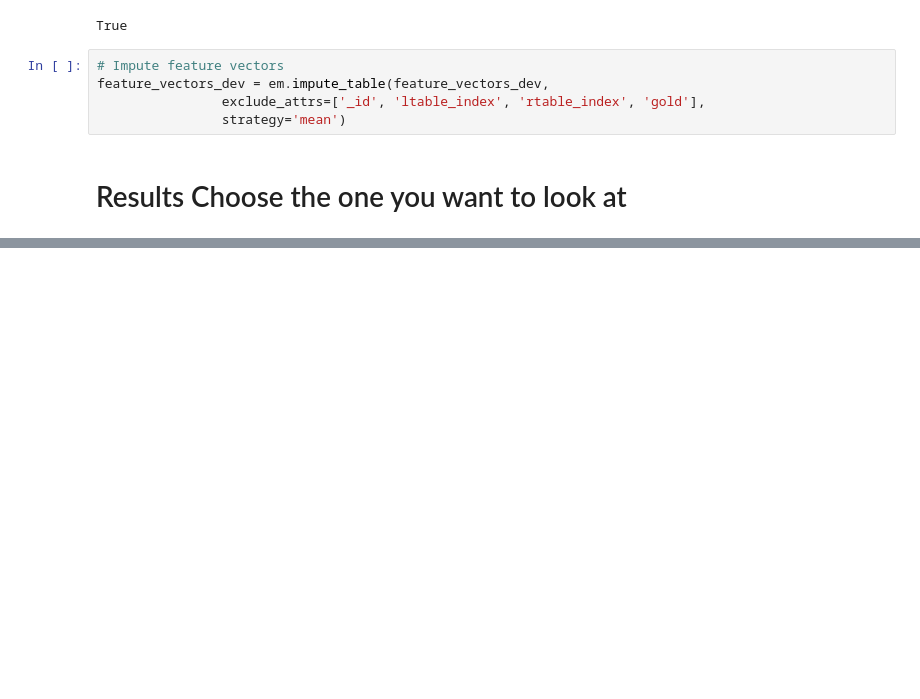
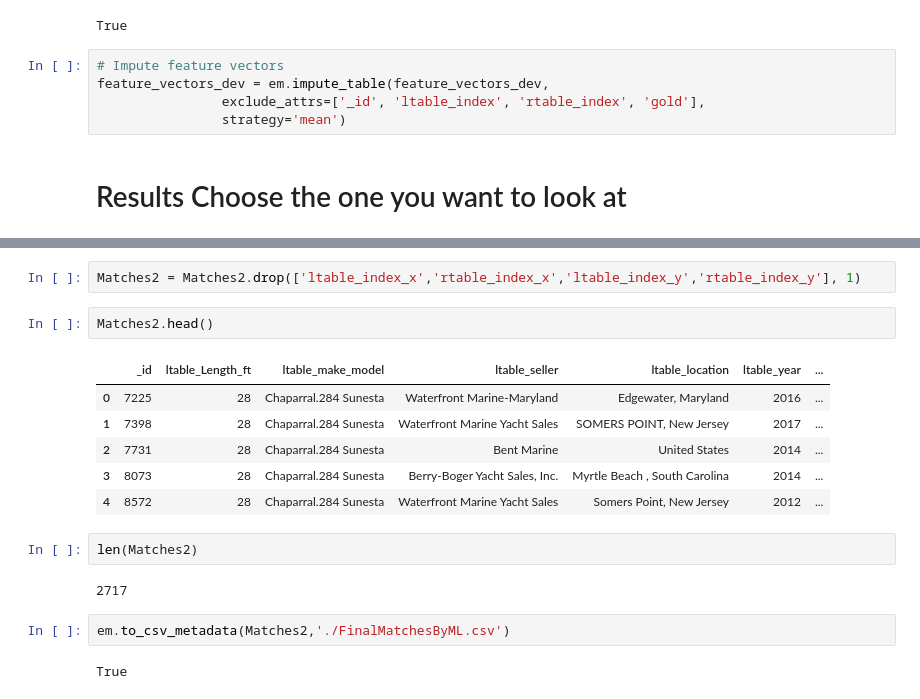
Before and after one commit to Secrets-Seep-Pie/bigDataPirates, a Jupyter notebook: blockered.ipynb, the cells around one changed output, grey strips where cells are left out. Saved outputs shown, nothing was run; the diff lists cells and outputs as text; blank space fills up the shorter version.

```diff
--- a/blockered.ipynb
+++ b/blockered.ipynb
@@ -569,0 +717,19 @@ False negatives : 3 (out of 25 negative predictions)
+# %%
+Matches2 = Matches2.drop(['ltable_index_x','rtable_index_x','ltable_index_y','rtable_index_y'], 1)
+# %%
+Matches2.head()
+# %% [output]
+|  | _id | ltable_Length_ft | ltable_make_model | ltable_seller | ltable_location | ltable_year | ... |
+| 0 | 7225 | 28 | Chaparral.284 Sunesta | Waterfront Marine-Maryland | Edgewater, Maryland | 2016 | ... |
+| 1 | 7398 | 28 | Chaparral.284 Sunesta | Waterfront Marine Yacht Sales | SOMERS POINT, New Jersey | 2017 | ... |
+| 2 | 7731 | 28 | Chaparral.284 Sunesta | Bent Marine | United States | 2014 | ... |
+| 3 | 8073 | 28 | Chaparral.284 Sunesta | Berry-Boger Yacht Sales, Inc. | Myrtle Beach , South Carolina | 2014 | ... |
+| 4 | 8572 | 28 | Chaparral.284 Sunesta | Waterfront Marine Yacht Sales | Somers Point, New Jersey | 2012 | ... |
+# %%
+len(Matches2)
+# %% [output]
+2717
+# %%
+em.to_csv_metadata(Matches2,'./FinalMatchesByML.csv')
+# %% [output]
+True
```
Also changed, not shown: parts of 32 cells of this notebook, 4 other files.
